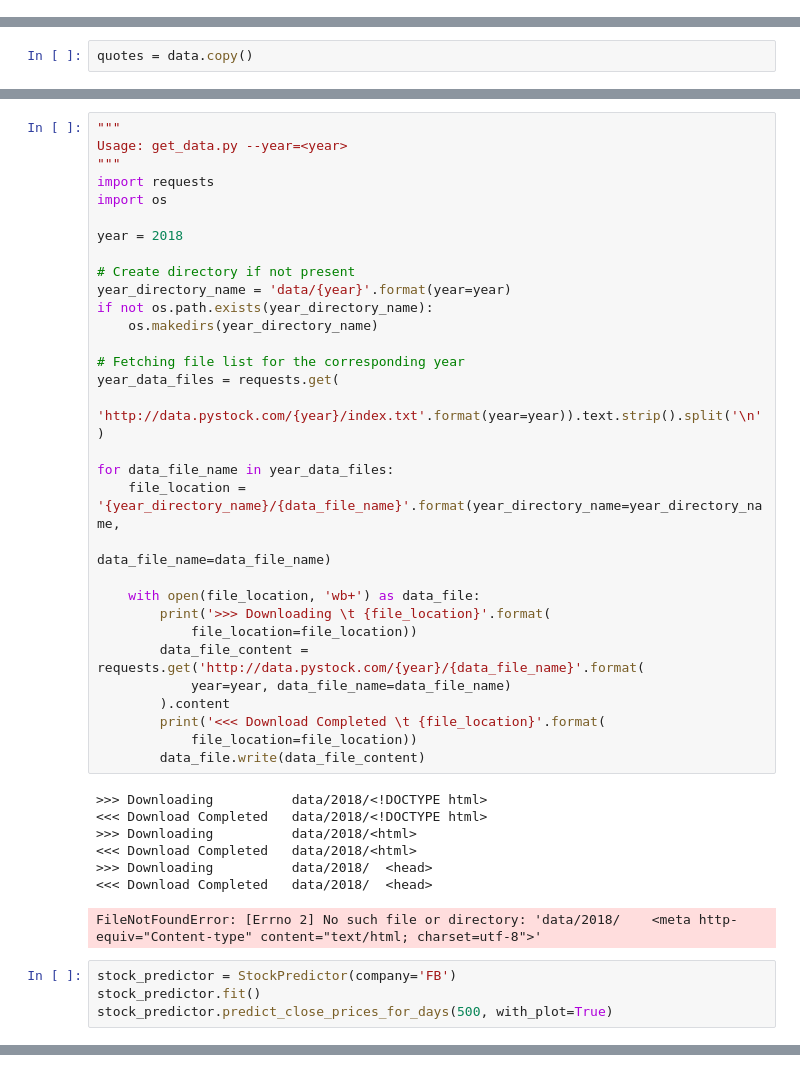
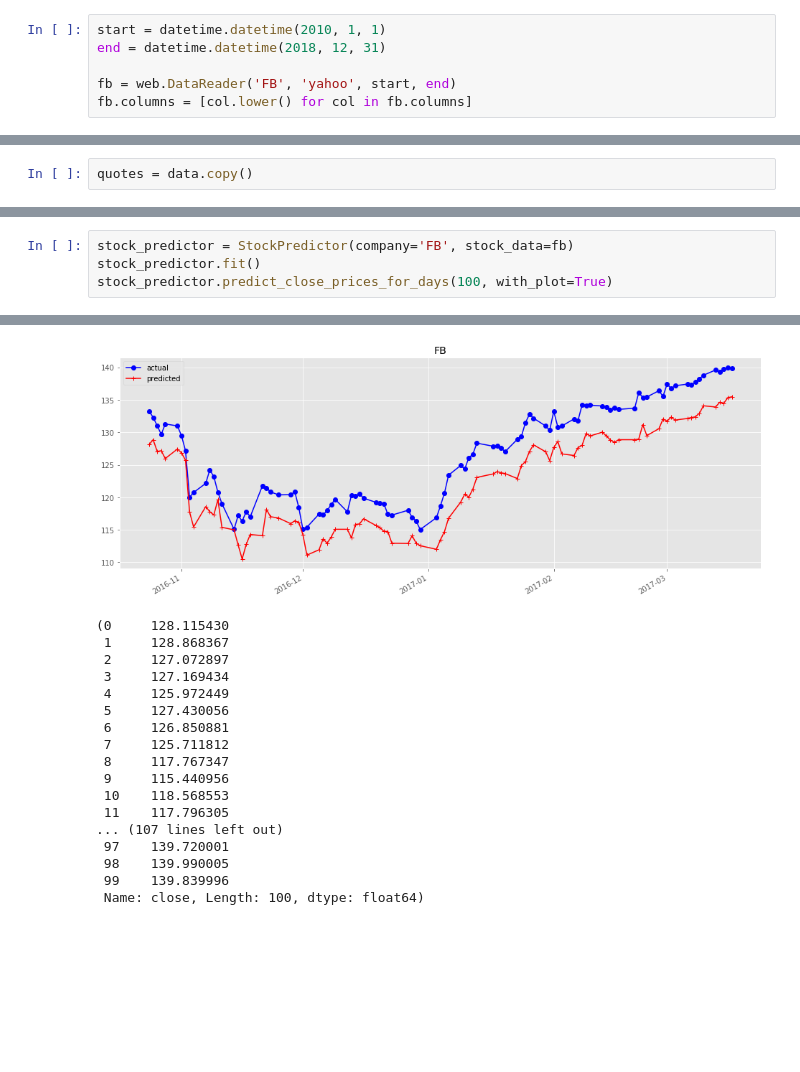
Before and after one commit to mcdaded/analytics, a Jupyter notebook: adhoc/HMM Forecasting Stocks.ipynb, the cells around one changed output, grey strips where cells are left out. Cells and saved outputs as stored; diff of their text form; blank space fills up the shorter version.

```diff
--- a/adhoc/HMM Forecasting Stocks.ipynb
+++ b/adhoc/HMM Forecasting Stocks.ipynb
@@ -14,3 +32,9 @@ figsize(16, 6)
+# %%
+start = datetime.datetime(2010, 1, 1)
+end = datetime.datetime(2018, 12, 31)
+
+fb = web.DataReader('FB', 'yahoo', start, end)
+fb.columns = [col.lower() for col in fb.columns]
 # %%
 p = Path(os.getcwd()).parents[0]
 # data.to_csv('{base_dir}/data-sets/AirPassengers.csv'.format(base_dir=str(p)), index=False)
@@ -240,44 +232,5 @@ class StockPredictor(object):
-# %%
-"""
-Usage: get_data.py --year=<year>
-"""
-import requests
-import os
-
-year = 2018
-
-# Create directory if not present
-year_directory_name = 'data/{year}'.format(year=year)
-if not os.path.exists(year_directory_name):
-    os.makedirs(year_directory_name)
-
-# Fetching file list for the corresponding year
-year_data_files = requests.get(
-    'http://data.pystock.com/{year}/index.txt'.format(year=year)).text.strip().split('\n')
-
-for data_file_name in year_data_files:
-    file_location = '{year_directory_name}/{data_file_name}'.format(year_directory_name=year_directory_name,
-                                                                    data_file_name=data_file_name)
-
-    with open(file_location, 'wb+') as data_file:
-        print('>>> Downloading \t {file_location}'.format(
-            file_location=file_location))
-        data_file_content = requests.get('http://data.pystock.com/{year}/{data_file_name}'.format(
-            year=year, data_file_name=data_file_name)
-        ).content
-        print('<<< Download Completed \t {file_location}'.format(
-            file_location=file_location))
-        data_file.write(data_file_content)
-# %% [output]
->>> Downloading          data/2018/<!DOCTYPE html>
-<<< Download Completed   data/2018/<!DOCTYPE html>
->>> Downloading          data/2018/<html>
-<<< Download Completed   data/2018/<html>
->>> Downloading          data/2018/  <head>
-<<< Download Completed   data/2018/  <head>
-FileNotFoundError: [Errno 2] No such file or directory: 'data/2018/    <meta http-equiv="Content-type" content="text/html; charset=utf-8">'
 # %%
-stock_predictor = StockPredictor(company='FB')
+stock_predictor = StockPredictor(company='FB', stock_data=fb)
 stock_predictor.fit()
-stock_predictor.predict_close_prices_for_days(500, with_plot=True)
+stock_predictor.predict_close_prices_for_days(100, with_plot=True)
 # %% [output]
@@ -284,0 +245,18 @@ FileNotFoundError: [Errno 2] File b'data/company_data/FB.csv' does not exist: b'
+[figure, added]
+(0     128.115430
+ 1     128.868367
+ 2     127.072897
+ 3     127.169434
+ 4     125.972449
+ 5     127.430056
+ 6     126.850881
+ 7     125.711812
+ 8     117.767347
+ 9     115.440956
+ 10    118.568553
+ 11    117.796305
+... (107 lines left out)
+ 97    139.720001
+ 98    139.990005
+ 99    139.839996
+ Name: close, Length: 100, dtype: float64)
```
Also changed, not shown: parts of 6 cells of this notebook.
